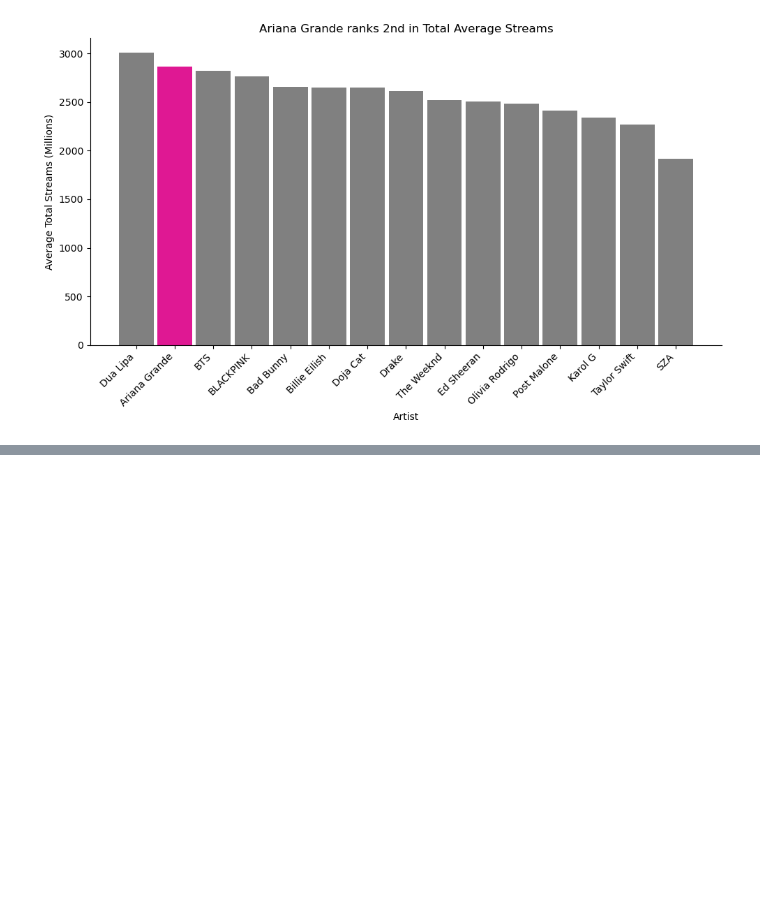
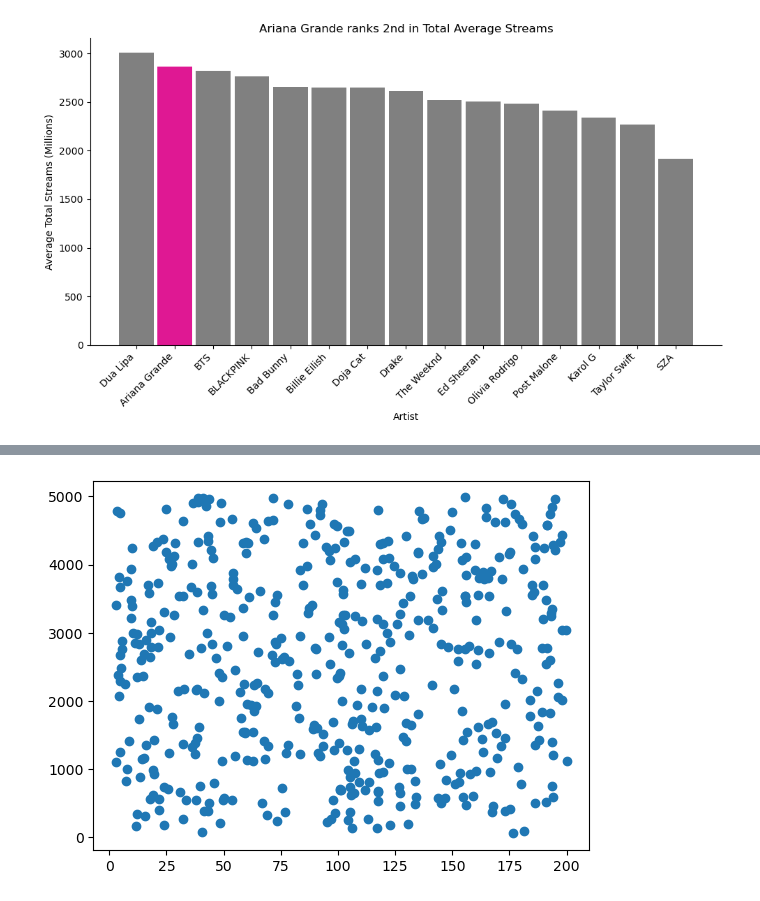
Before and after one commit to CosmicIdes/learning_plots_brandihornbuckle, a Jupyter notebook: notebooks/learning_plots.ipynb, the cells around one changed output, grey strips where cells are left out. Drawn from its saved outputs; the diff is of its cells as text; code cells hidden in the pictures; blank space fills up the shorter version.

Commit message:
Adding scatterplot exercise.

```diff
--- a/notebooks/learning_plots.ipynb
+++ b/notebooks/learning_plots.ipynb
@@ -144,0 +170,6 @@ plt.show()
+# %%
+plt.scatter(spotify_df["Streams Last 30 Days (Millions)"], spotify_df["Total Streams (Millions)"])
+
+plt.show()
+# %% [output]
+[figure, added]
```
Also changed, not shown: parts of 4 cells of this notebook.
